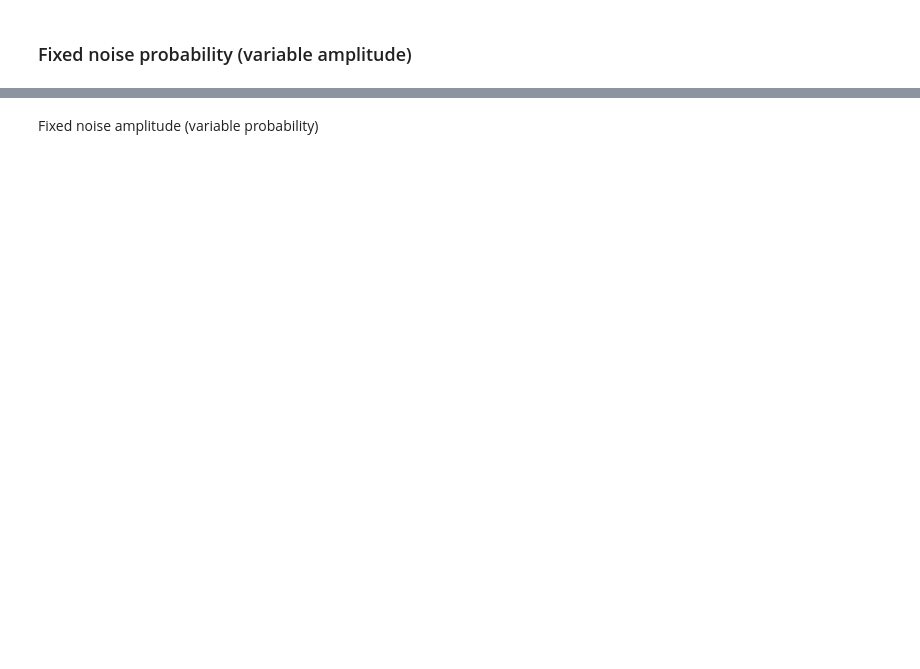
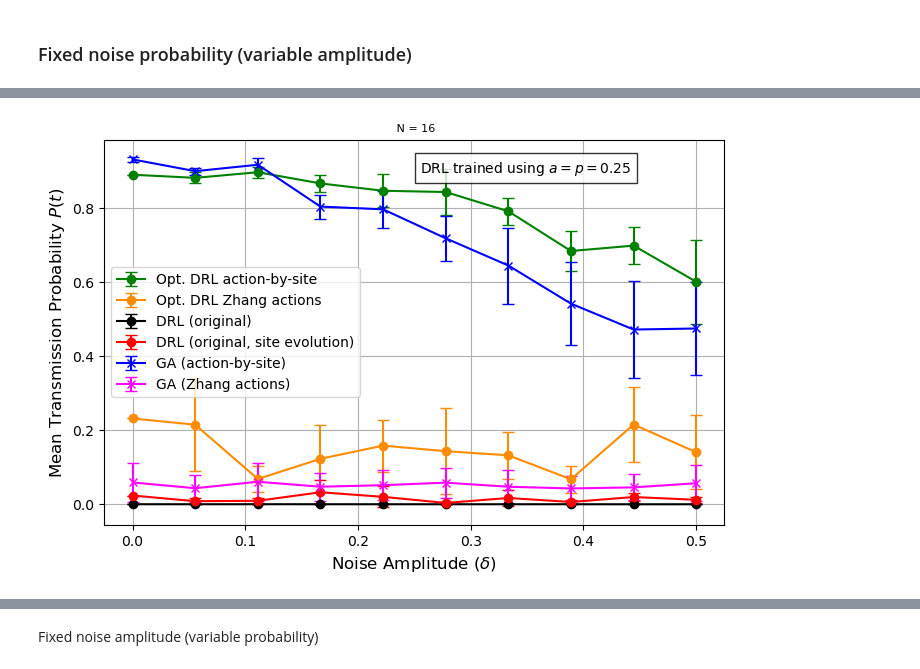
Before and after one commit to sofips/qst_control, a Jupyter notebook: adapted_zhang_implementation/method_comparing.ipynb, the cells around one changed output, grey strips where cells are left out. Cells and saved outputs as stored; diff of their text form; code cells hidden in the pictures; blank space fills up the shorter version.

```diff
--- a/adapted_zhang_implementation/method_comparing.ipynb
+++ b/adapted_zhang_implementation/method_comparing.ipynb
@@ -183,0 +327,84 @@ INFO:tensorflow:Restoring parameters from ../adapted_zhang_implementation/origin
+# %%
+noise_steps = 10
+noise_amplitude_values = np.linspace(0, 0.5, noise_steps)
+fixed_probability_value = 0.25
+plt.figure(figsize=(8, 5))
+fs = 12
+# DRL comparison for each directory
+for idx, (rl_config_instance, trained_drl_directory, rl_label) in enumerate(zip(rl_config_instances, list_trained_drl_directories, rl_labels)):
+    mean_fids = []
+    std_fids = []
+    for noise_amplitude in noise_amplitude_values:
+        tf.compat.v1.reset_default_graph()
+        if not rl_config_instance.has_section('noise_parameters'):
+            rl_config_instance.add_section('noise_parameters')
+        rl_config_instance.set('noise_parameters', 'noise', 'True')
+        rl_config_instance.set('noise_parameters', 'noise_amplitude', str(noise_amplitude))
+        rl_config_instance.set('noise_parameters', 'noise_probability', str(fixed_probability_value))
+        with tf.compat.v1.Session() as sess:
+            print(trained_drl_directory)
+            RL_val = DQNPrioritizedReplay(config_instance=rl_config_instance, sess=sess)
+            saver = tf.compat.v1.train.Saver()
+            checkpoint_path = os.path.join(trained_drl_directory, 'best_model', 'model.ckpt')
+            saver.restore(sess, checkpoint_path)
+            env = State(config_instance=rl_config_instance)
+            max_t_steps = rl_config_instance.getint('system_parameters', 'max_t_steps')
+            max_fids = []
+            for episode in range(val_episodes):
+                observation = env.reset()
+                fid_max = 0
+                for i in range(max_t_steps):
+                    action = RL_val.choose_action(observation, eval=True)
+                    observation_, reward, fidelity = env.site_noise_step(action)
+                    observation = observation_.copy()
+                    if fidelity > fid_max:
+                        fid_max = fidelity
+                max_fids.append(fid_max)
+            mean_fids.append(np.mean(max_fids))
+            std_fids.append(np.std(max_fids))
+    plt.errorbar(noise_amplitude_values, mean_fids, yerr=std_fids, marker='o', label=f'{rl_label}', capsize=4)
+
+# GA comparison for each directory
+def ga_sweep(ga_solutions, ga_config_instance):
+    mean_fids = []
+    std_fids = []
+    for noise_amplitude in noise_amplitude_values:
+        if not ga_config_instance.has_section('noise_parameters'):
+            ga_config_instance.add_section('noise_parameters')
+        ga_config_instance.set('noise_parameters', 'noise', 'True')
+        ga_config_instance.set('noise_parameters', 'noise_amplitude', str(noise_amplitude))
+        ga_config_instance.set('noise_parameters', 'noise_probability', str(fixed_probability_value))
+        env = State(config_instance=ga_config_instance)
+        max_t_steps = ga_config_instance.getint('system_parameters', 'max_t_steps')
+        max_fids = []
+        for ga_solution in range(np.shape(ga_solutions)[0]):
+            observation = env.reset()
+            fid_max = 0
+            for i in range(max_t_steps):
+                action = int(ga_solutions[ga_solution, i])
+                observation_, reward, fidelity = env.site_noise_step(action)
+                observation = observation_.copy()
+                if fidelity > fid_max:
+                    fid_max = fidelity
+            max_fids.append(fid_max)
+        mean_fids.append(np.mean(max_fids))
+        std_fids.append(np.std(max_fids))
+    return mean_fids, std_fids
+
+for idx, (ga_solutions, ga_config_instance, ga_label) in enumerate(zip(ga_solutions_list, rl_config_instances, ga_labels)):
+    mean_fids, std_fids = ga_sweep(ga_solutions, ga_config_instance)
+    plt.errorbar(noise_amplitude_values, mean_fids, yerr=std_fids, marker='x', label=f'GA {ga_label}', capsize=4)
+
+plt.text(0.85, 0.95, 'DRL trained using $a=p=0.25$', transform=plt.gca().transAxes,
+            fontsize=fs-2, verticalalignment='top', horizontalalignment='right',
+            bbox=dict(facecolor='white', alpha=0.8, edgecolor='black'))
+
+plt.xlabel('Noise Amplitude ($\delta$)', fontsize=fs)
+#plt.title(f'Mean Max Fidelity vs Noise Amplitude (Probability={fixed_probability_value})', fontsize=fs)
+plt.ylabel('Mean Transmission Probability $P(t)$', fontsize=fs)
+plt.legend( loc='center left')
+plt.title(f' N = {chain_length}', fontsize=fs-4)
+plt.grid(True)
+plt.savefig(f'../figures/method_comparison_n{chain_length}_p{fixed_probability_value}_site_noise_model.png', dpi=300)
+plt.show()
+# %% [output]
@@ -183,0 +428 @@ INFO:tensorflow:Restoring parameters from ../adapted_zhang_implementation/origin
+[figure, added]
```
Also changed, not shown: parts of 10 cells of this notebook.
